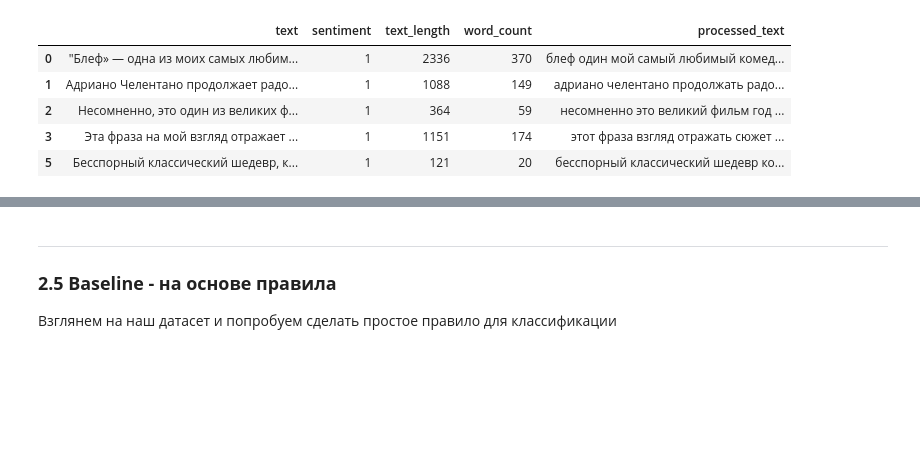
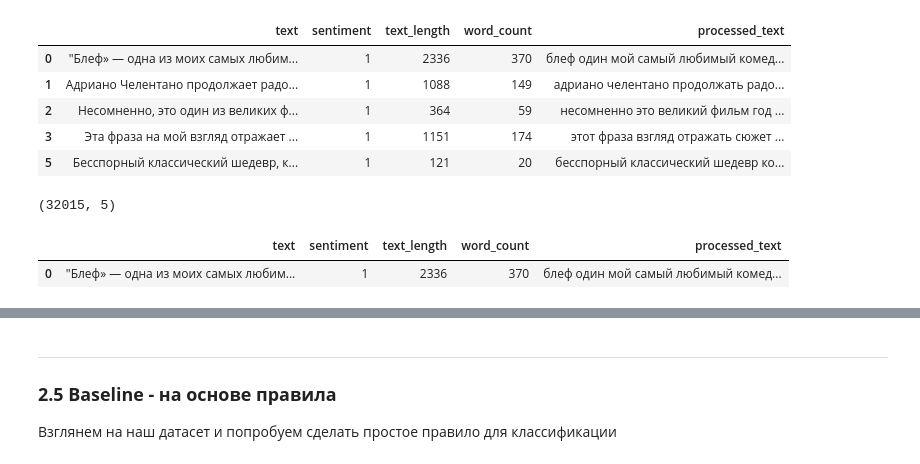
Before and after one commit to yuramayer/mipt-masters, a Jupyter notebook: nlp/pracs/prac_1/done/seminar_1.ipynb, the cells around one changed output, grey strips where cells are left out. Cells and saved outputs as stored; diff of their text form; code cells hidden in the pictures; blank space fills up the shorter version.

```diff
--- a/nlp/pracs/prac_1/done/seminar_1.ipynb
+++ b/nlp/pracs/prac_1/done/seminar_1.ipynb
@@ -297,3 +302,12 @@ df.to_csv('df_15_09_25.csv', sep=';', encoding='utf-8', index=False)
+# %%
+df.shape
+# %% [output]
+(32015, 5)
+# %%
+df.head(1)
+# %% [output]
+|  | text | sentiment | text_length | word_count | processed_text |
+| 0 | "Блеф» — одна из моих самых любим... | 1 | 2336 | 370 | блеф один мой самый любимый комед... |
 # %%
 # Анализ частотности слов после обработки
 all_words = ' '.join(df['processed_text']).split()
```
Also changed, not shown: parts of 56 cells of this notebook.
